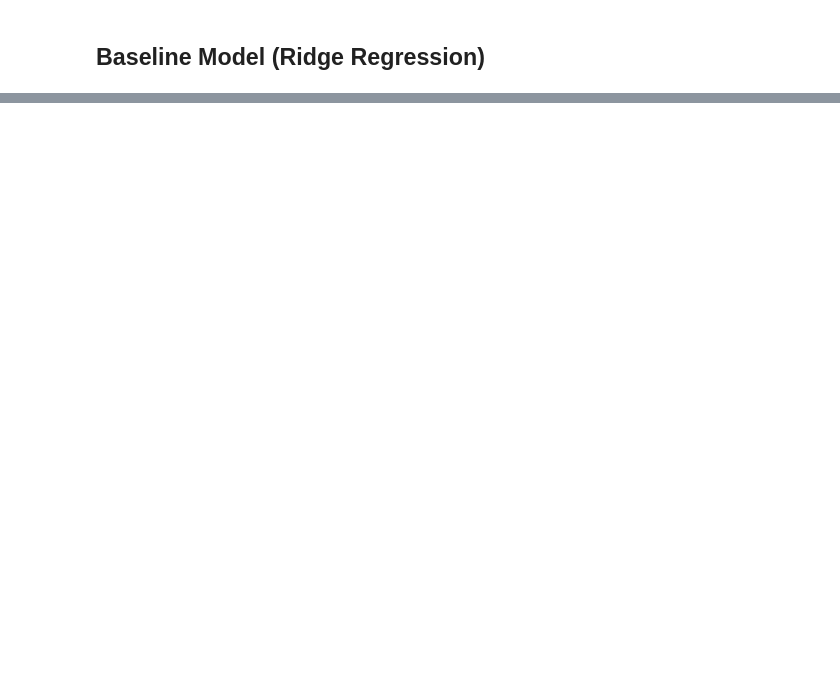
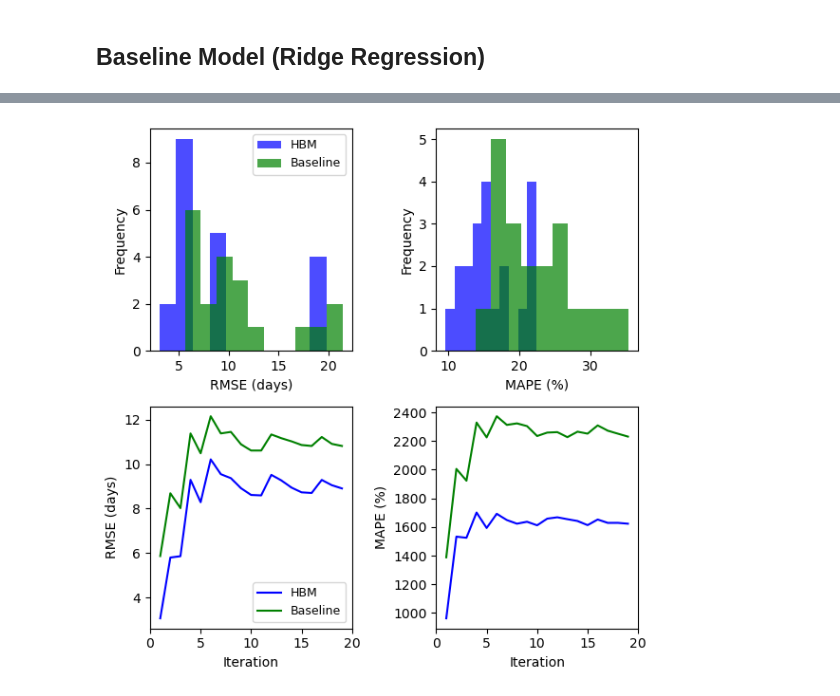
Before and after one commit to mkelsayed/HierarchicalBayesForPredictingBatteryRUL, a Jupyter notebook: src/Analysis.ipynb, the cells around one changed output, grey strips where cells are left out. Saved outputs shown, nothing was run; the diff lists cells and outputs as text; code cells hidden in the pictures; blank space fills up the shorter version.

```diff
--- a/src/Analysis.ipynb
+++ b/src/Analysis.ipynb
@@ -202,0 +498,31 @@ MAPE: 13.5%
+# %%
+fig, axs=plt.subplots(2,2,figsize=(6,6))
+
+axs[0,0].hist(hbm_rmse_list, alpha=0.7, color='b', label='HBM')
+axs[0,0].hist(ridge_rmse_list, alpha=0.7, color='g', label='Baseline')
+axs[0,0].set_xlabel('RMSE (days)')
+axs[0,0].set_ylabel('Frequency')
+
+axs[0,0].legend(fontsize=9)
+axs[0,1].hist(hbm_mape_list, alpha=0.7,color='b')
+axs[0,1].hist(ridge_mape_list, alpha=0.7,color='g')
+axs[0,1].set_xlabel('MAPE (%)')
+axs[0,1].set_ylabel('Frequency')
+
+
+axs[1,0].plot(np.arange(L), rmse_mean_hbm, 'b', label='HBM')
+axs[1,0].plot(np.arange(L), rmse_mean_base, 'g', label='Baseline')
+axs[1,0].set_xticks([0,5,10,15,20])
+axs[1,0].set_xlabel('Iteration')
+axs[1,0].set_ylabel('RMSE (days)')
+axs[1,0].legend(fontsize=9)
+
+axs[1,1].plot(np.arange(L), 100*np.array(mpe_mean_hbm), 'b', label='HBM')
+axs[1,1].plot(np.arange(L), 100*np.array(mpe_mean_base), 'g', label='Baseline')
+axs[1,1].set_xticks([0,5,10,15,20])
+axs[1,1].set_xlabel('Iteration')
+axs[1,1].set_ylabel('MAPE (%)')
+
+plt.tight_layout()
+# %% [output]
+[figure, added]
```
Also changed, not shown: parts of 19 cells of this notebook.
